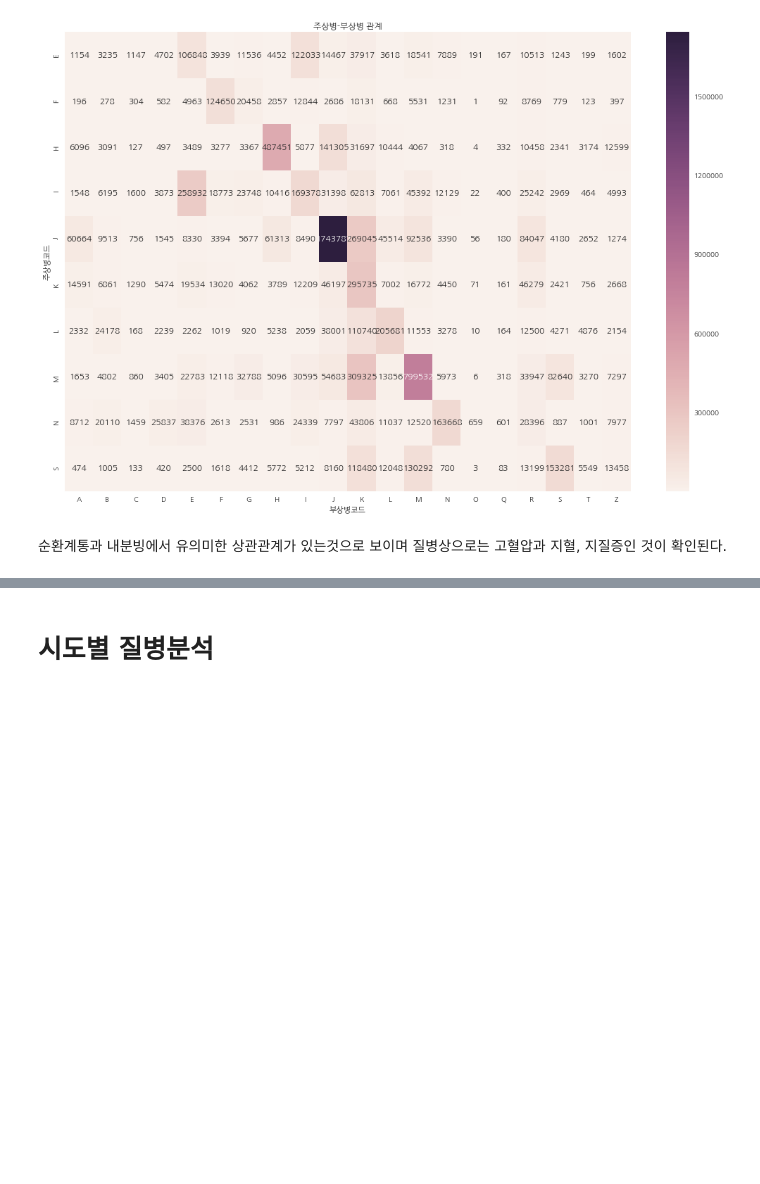
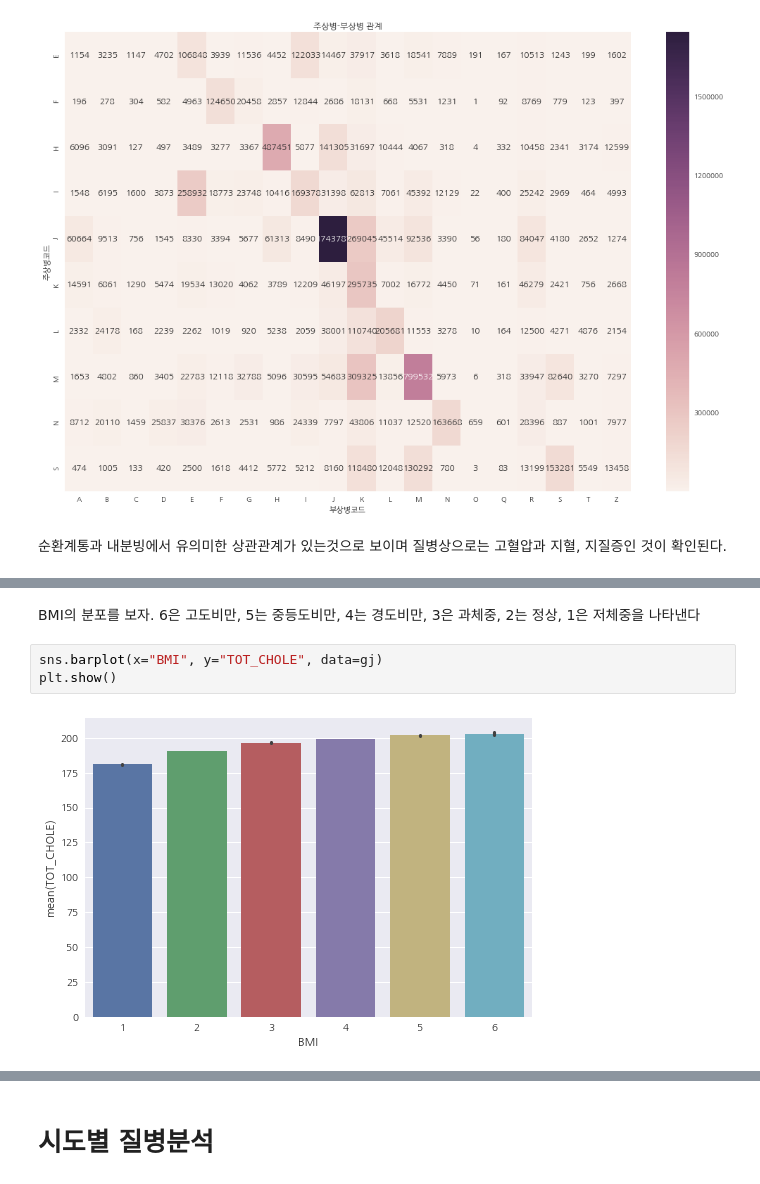
Before and after one commit to yolo0220/National_Health_Insurance_Sharing_Service_Project, a Jupyter notebook: Exploratory_Data_Analysis.ipynb, the cells around one changed output, grey strips where cells are left out. Cells and saved outputs as stored; diff of their text form; blank space fills up the shorter version.

```diff
--- a/Exploratory_Data_Analysis.ipynb
+++ b/Exploratory_Data_Analysis.ipynb
@@ -467,0 +475,7 @@ plt.show()
+# %% [markdown]
+BMI의 분포를 보자. 6은 고도비만, 5는 중등도비만, 4는 경도비만, 3은 과체중, 2는 정상, 1은 저체중을 나타낸다
+# %%
+sns.barplot(x="BMI", y="TOT_CHOLE", data=gj)
+plt.show()
+# %% [output]
+[figure, added]
```
Also changed, not shown: parts of 19 cells of this notebook.
